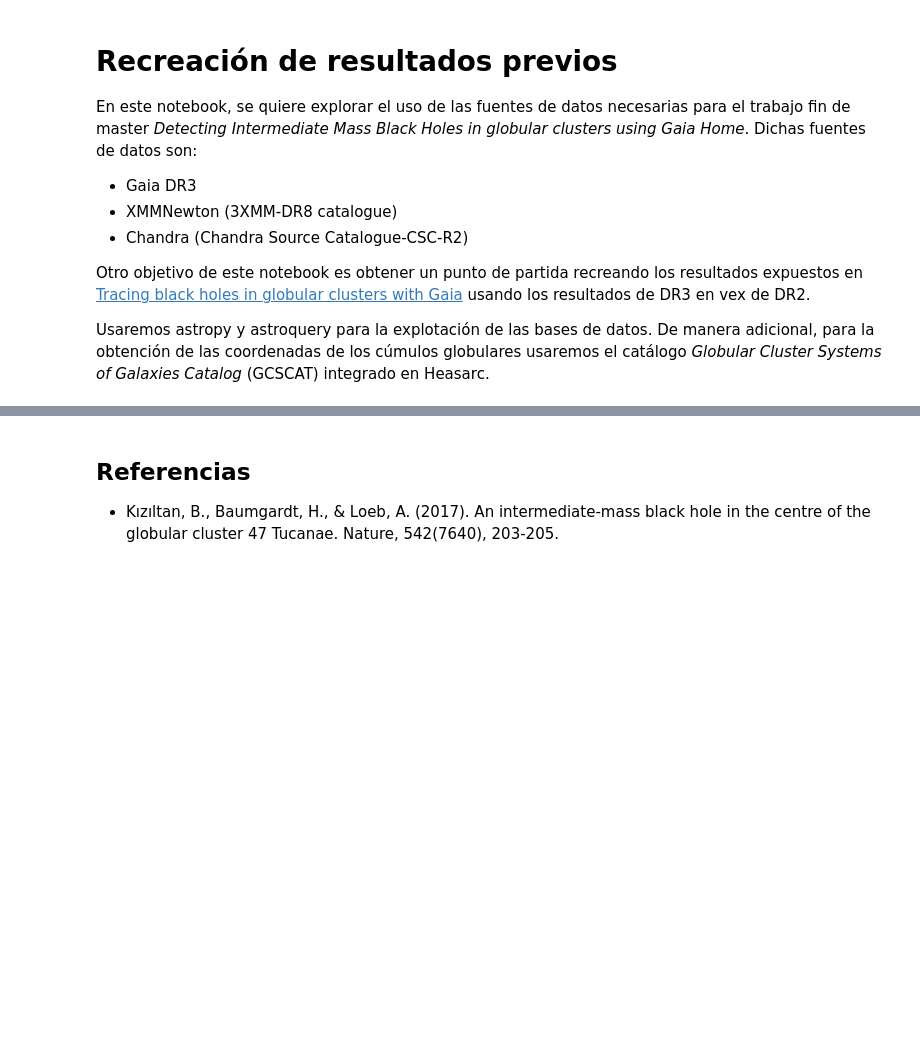
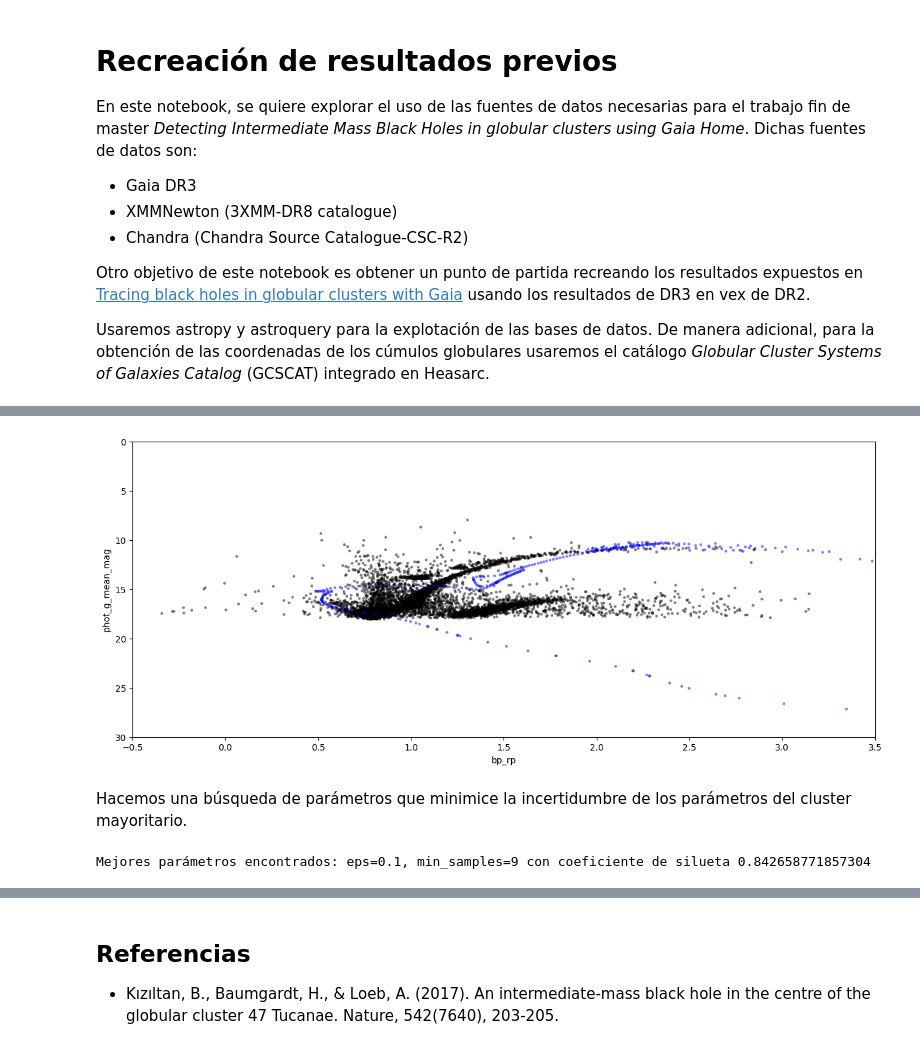
Before and after one commit to santhiperbolico/tfm-ucm-code, a Jupyter notebook: notebooks/Resultados Previos.ipynb, the cells around one changed output, grey strips where cells are left out. Drawn from its saved outputs; the diff is of its cells as text; code cells hidden in the pictures; blank space fills up the shorter version.

Commit message:
Proceso completo para DR3

```diff
--- a/notebooks/Resultados Previos.ipynb
+++ b/notebooks/Resultados Previos.ipynb
@@ -154,0 +208,17 @@ Table length=1
+# %%
+rwi = U0Interpolator()
+
+df_r["uwe"] = get_uwe_from_gaia(df_r, 5)
+df_r["ruwe"] = df_r['uwe']/ rwi.get_u0(df_r['phot_g_mean_mag'], df_r['bp_rp'])
+df_r6["uwe"] = get_uwe_from_gaia(df_r6, 5)
+df_r6["ruwe"] = df_r6['uwe']/ rwi.get_u0(df_r6['phot_g_mean_mag'], df_r6['bp_rp'])
+
+df_r = df_r[(df_r.ruwe < 1.40)]
+df_r6 = df_r6[(df_r6.ruwe < 1.40) & (df_r6.pmra_kms > 50) & (df_r6.pmdec_kms > 50)]
+
+parallax = df_r.parallax
+parallax_error = df_r.parallax_error * parallax.abs()
+# df_r = df_r[parallax + parallax_error > 0]
+
+print("GCngc104_r Rows: %i "% df_r.shape[0])
+print("GCngc104_r5 Rows: %i "% df_r6.shape[0])
@@ -154,0 +328,27 @@ Table length=1
+# %%
+CATALOGO = dfr1_c2
+
+# Crear la figura y los ejes
+fig, ax = plt.subplots(figsize=(15, 6))
+
+Mm = 13.45 + 0.5
+# Extinción aproximada en la banda G A_G = 0.5
+E_BP_RP = 0.3  # Enrojecimiento aproximado
+
+# Crear el scatter plot
+plt.scatter(x=CATALOGO.bp_rp, y=CATALOGO.phot_g_mean_mag,s=10, c="k", edgecolor='none', alpha=0.5)
+plt.scatter(x=df_isc["G_BPmag"] - df_isc["G_RPmag"] + E_BP_RP , y=df_isc["Gmag"] + Mm,s=10, c="b", edgecolor='none', alpha=0.5)
+
+
+# Etiquetas de los ejes
+ax.set_xlabel('bp_rp')
+ax.set_ylabel('phot_g_mean_mag')
+
+# Ajustar límites de los ejes si es necesario
+ax.set_xlim(-0.5, 3.5)
+ax.set_ylim(0, 30)
+plt.gca().invert_yaxis()
+# Mostrar la gráfica
+plt.show()
+# %% [output]
+[figure, added]
@@ -154,0 +366,30 @@ Table length=1
+# %% [markdown]
+Hacemos una búsqueda de parámetros que minimice la incertidumbre de los parámetros del cluster mayoritario.
+# %%
+#TODO: ¿Podríamos generar un proceso bayesiano que parta de un prior donde se le pase el paralaje y pm del cluster?
+
+# Probar diferentes combinaciones de eps y min_samples
+best_score = 1e6
+best_params = None
+
+
+
+for eps in np.linspace(0.1, 1.0, 10):  # Probar distintos eps
+    for min_samples in range(3, 10):   # Probar distintos min_samples
+        clustering = DBSCAN(eps=eps, min_samples=min_samples).fit(data)
+        labels = clustering.labels_
+
+        # Ignorar resultados con solo un cluster o solo ruido (-1)
+        if len(set(labels[labels > -1])) > 1:
+            unique_lab = np.unique(labels[labels > -1])
+            j = np.argmax(np.bincount(labels[labels > -1]))
+            mask = labels == unique_lab[j]
+            gc = df[mask]
+            score = gc[COLS].describe().loc["std"].sum()
+            if score < best_score:
+                best_score = score
+                best_params = (eps, min_samples)
+
+print(f"Mejores parámetros encontrados: eps={best_params[0]}, min_samples={best_params[1]} con coeficiente de silueta {best_score}")
+# %% [output]
+Mejores parámetros encontrados: eps=0.1, min_samples=9 con coeficiente de silueta 0.842658771857304
```
Also changed, not shown: parts of 43 cells of this notebook, 1 other file.
